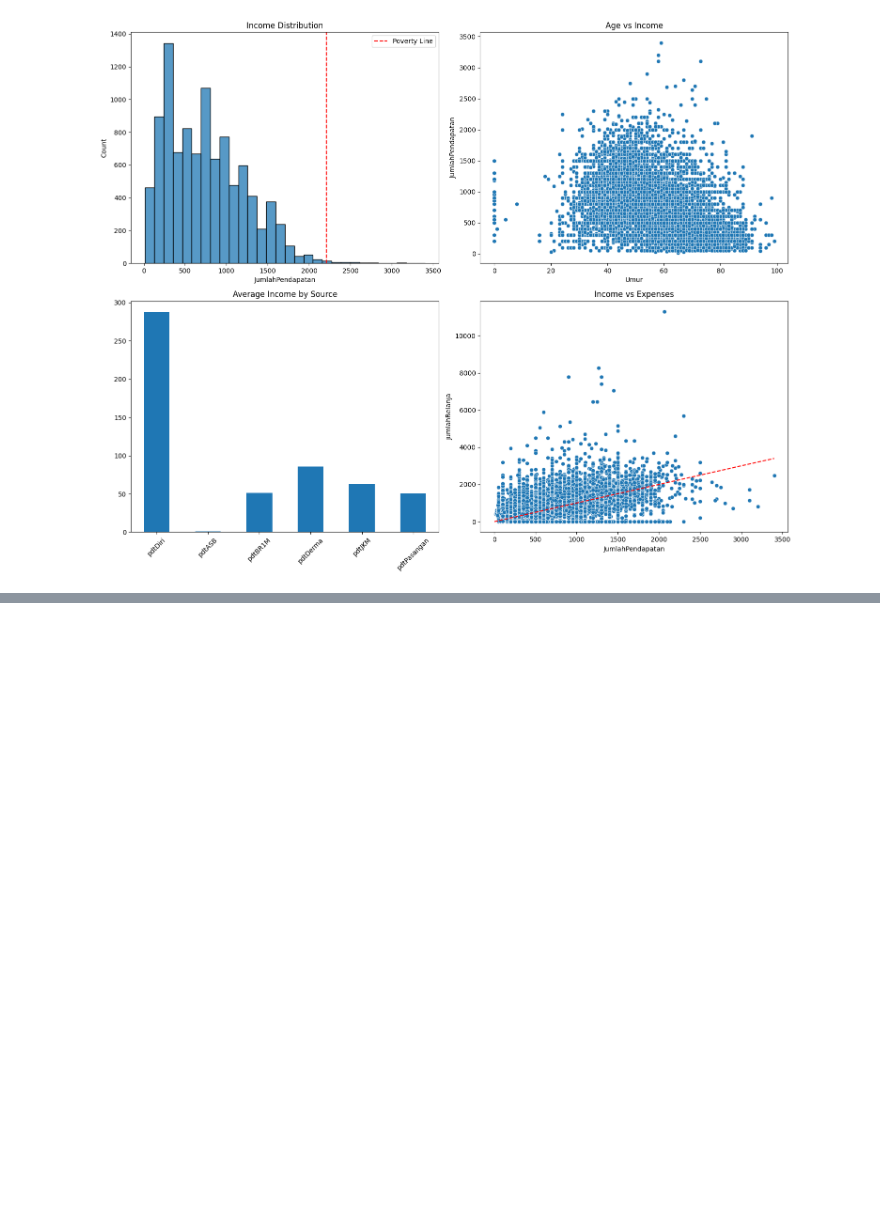
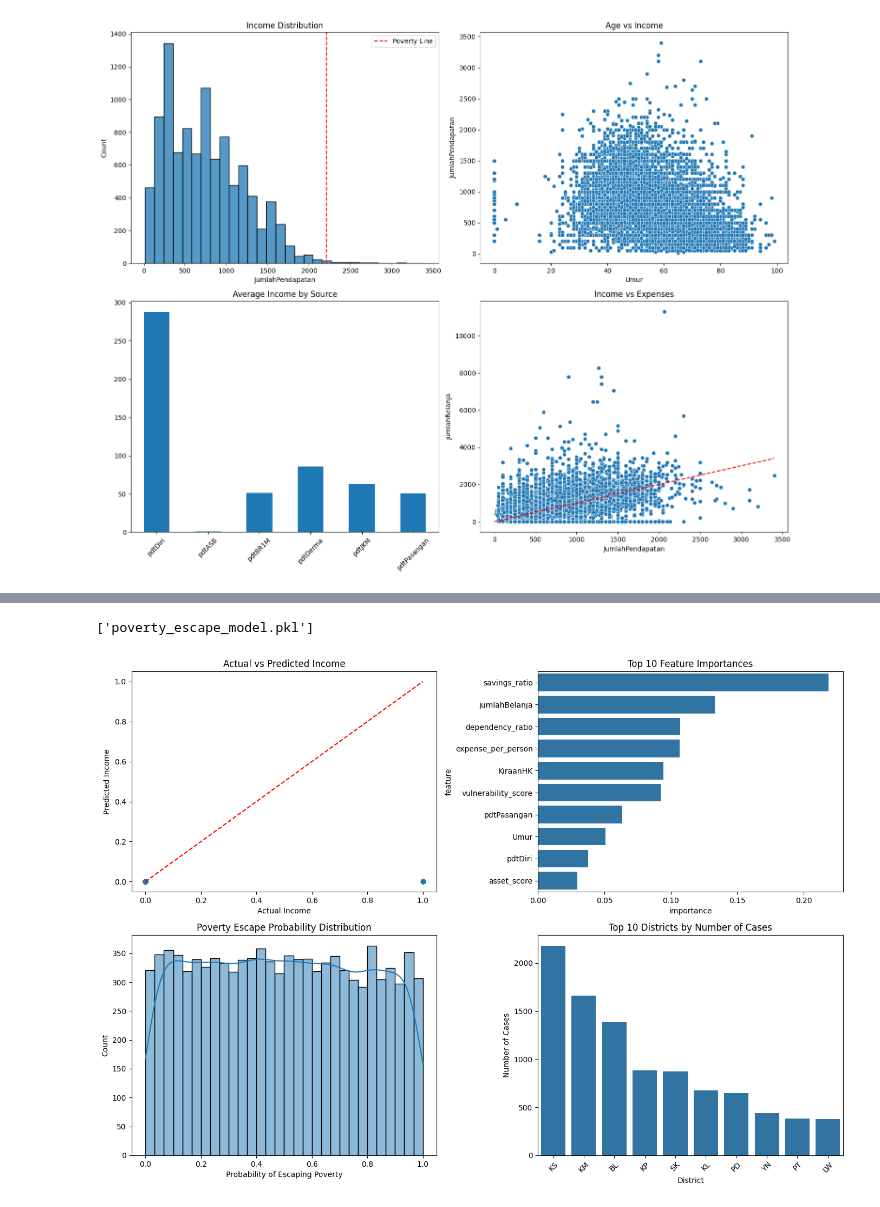
Before and after one commit to daniyalrosli/zakat_project, a Jupyter notebook: analysis.ipynb, the cells around one changed output, grey strips where cells are left out. Cells and saved outputs as stored; diff of their text form; code cells hidden in the pictures; blank space fills up the shorter version.

```diff
--- a/analysis.ipynb
+++ b/analysis.ipynb
@@ -267,0 +536,53 @@ BL       1384  785.884277
+# %%
+#save model
+
+import joblib
+joblib.dump(clf, 'poverty_escape_model.pkl')
+# %% [output]
+['poverty_escape_model.pkl']
+# %%
+# load the model
+
+import joblib
+model = joblib.load('poverty_escape_model.pkl')
+# Visualize model performance and feature importance
+# Create a figure with multiple subplots#
+import matplotlib.pyplot as plt
+import seaborn as sns
+
+# Fixed the district statistics calculation
+district_stats = df.groupby('DAERAH').size().reset_index(name='count')
+
+# Added mock poverty escape probability for demonstration
+np.random.seed(42)  # For reproducible results
+df['poverty_escape_probability'] = np.random.uniform(0, 1, len(df))
+
+fig, axs = plt.subplots(2, 2, figsize=(14, 10))
+
+# Actual vs Predicted Income
+axs[0, 0].scatter(y_test, y_pred, alpha=0.5)
+axs[0, 0].plot([y.min(), y.max()], [y.min(), y.max()], 'r--')
+axs[0, 0].set_xlabel('Actual Income')
+axs[0, 0].set_ylabel('Predicted Income')
+axs[0, 0].set_title('Actual vs Predicted Income')
+
+# Feature Importance
+sns.barplot(x='importance', y='feature', data=feature_importance.head(10), ax=axs[0, 1])
+axs[0, 1].set_title('Top 10 Feature Importances')
+
+# Poverty Escape Probability Distribution
+sns.histplot(df['poverty_escape_probability'], bins=30, kde=True, ax=axs[1, 0])
+axs[1, 0].set_title('Poverty Escape Probability Distribution')
+axs[1, 0].set_xlabel('Probability of Escaping Poverty')
+
+# District-wise Statistics
+sns.barplot(x='DAERAH', y='count', data=district_stats.sort_values('count', ascending=False).head(10), ax=axs[1, 1])
+axs[1, 1].set_title('Top 10 Districts by Number of Cases')
+axs[1, 1].set_xlabel('District')
+axs[1, 1].set_ylabel('Number of Cases')
+plt.xticks(rotation=45)
+
+plt.tight_layout()
+plt.show()
+# %% [output]
+[figure, added]
```
Also changed, not shown: parts of 7 cells of this notebook, 2 other files.
